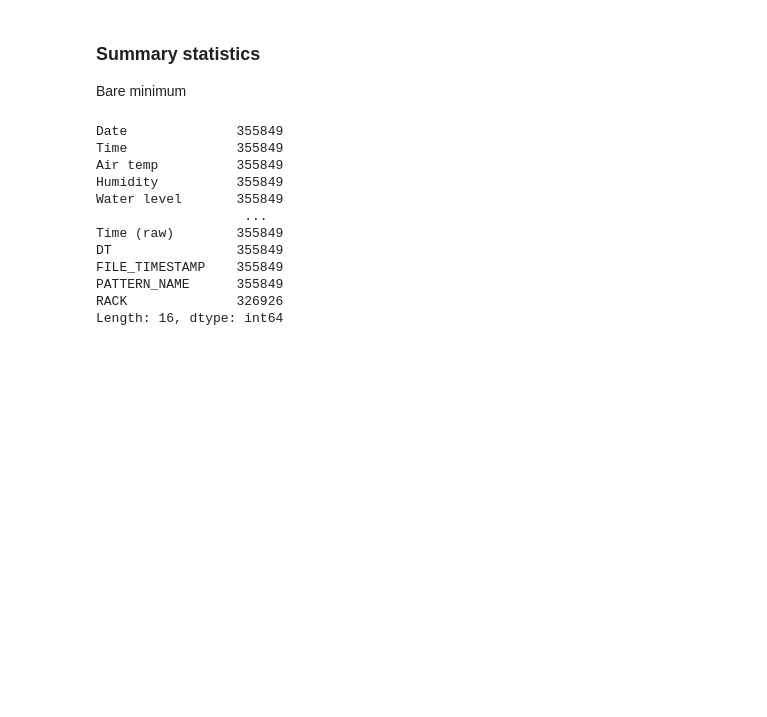
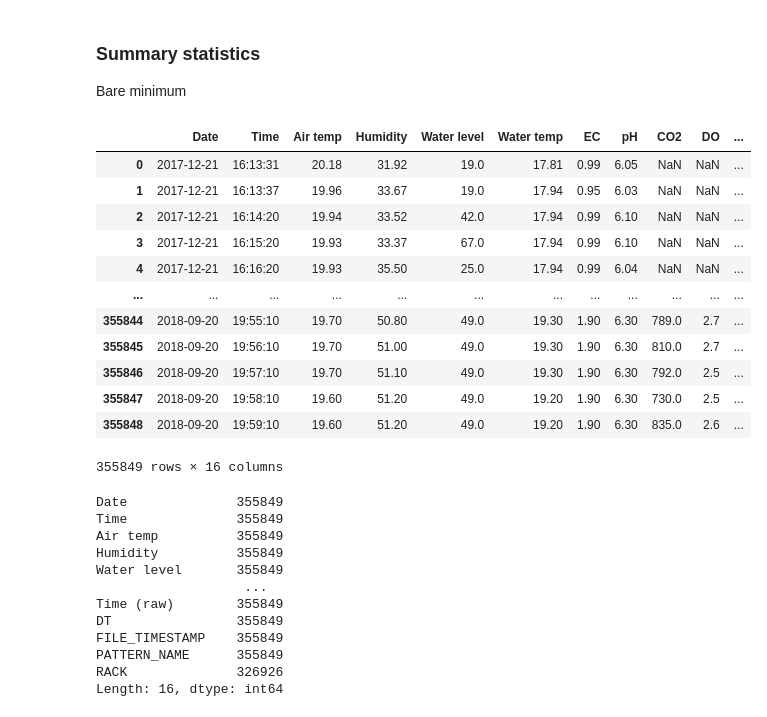
Before and after one commit to DataForGood-Norway/BySpire, a Jupyter notebook: 01-data-loads/20181002 - Getting started with prepared datasets.ipynb, the cells around one changed output. Saved outputs shown, nothing was run; the diff lists cells and outputs as text; code cells hidden in the pictures; blank space fills up the shorter version.

```diff
--- a/01-data-loads/20181002 - Getting started with prepared datasets.ipynb
+++ b/01-data-loads/20181002 - Getting started with prepared datasets.ipynb
@@ -108,6 +109,23 @@ df_sensor_data
 # %% [markdown]
 ### Summary statistics
 Bare minimum
+# %%
+df_sensor_data = pd.read_parquet("../data/Measurements/prepared-datasets/sensor_data_parquet/BATCH=2018-10-16/")
+df_sensor_data
+# %% [output]
+|  | Date | Time | Air temp | Humidity | Water level | Water temp | EC | pH | CO2 | DO | ... |
+| 0 | 2017-12-21 | 16:13:31 | 20.18 | 31.92 | 19.0 | 17.81 | 0.99 | 6.05 | NaN | NaN | ... |
+| 1 | 2017-12-21 | 16:13:37 | 19.96 | 33.67 | 19.0 | 17.94 | 0.95 | 6.03 | NaN | NaN | ... |
+| 2 | 2017-12-21 | 16:14:20 | 19.94 | 33.52 | 42.0 | 17.94 | 0.99 | 6.10 | NaN | NaN | ... |
+| 3 | 2017-12-21 | 16:15:20 | 19.93 | 33.37 | 67.0 | 17.94 | 0.99 | 6.10 | NaN | NaN | ... |
+| 4 | 2017-12-21 | 16:16:20 | 19.93 | 35.50 | 25.0 | 17.94 | 0.99 | 6.04 | NaN | NaN | ... |
+| ... | ... | ... | ... | ... | ... | ... | ... | ... | ... | ... | ... |
+| 355844 | 2018-09-20 | 19:55:10 | 19.70 | 50.80 | 49.0 | 19.30 | 1.90 | 6.30 | 789.0 | 2.7 | ... |
+| 355845 | 2018-09-20 | 19:56:10 | 19.70 | 51.00 | 49.0 | 19.30 | 1.90 | 6.30 | 810.0 | 2.7 | ... |
+| 355846 | 2018-09-20 | 19:57:10 | 19.70 | 51.10 | 49.0 | 19.30 | 1.90 | 6.30 | 792.0 | 2.5 | ... |
+| 355847 | 2018-09-20 | 19:58:10 | 19.60 | 51.20 | 49.0 | 19.20 | 1.90 | 6.30 | 730.0 | 2.5 | ... |
+| 355848 | 2018-09-20 | 19:59:10 | 19.60 | 51.20 | 49.0 | 19.20 | 1.90 | 6.30 | 835.0 | 2.6 | ... |
+355849 rows × 16 columns
 # %%
 import matplotlib.pyplot as plt
 %matplotlib inline
```
Also changed, not shown: parts of 4 cells of this notebook, 2 other files.
